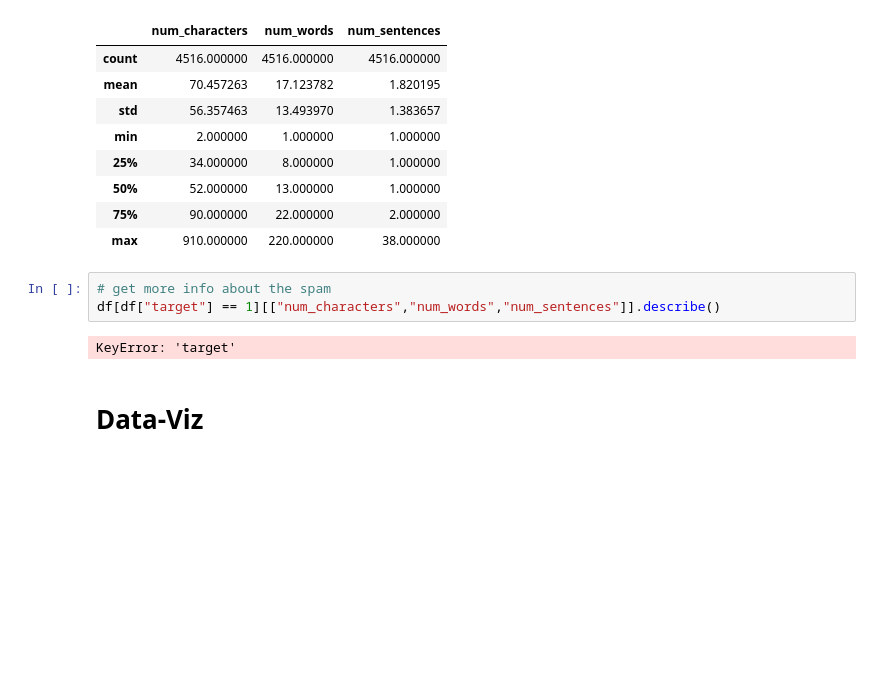
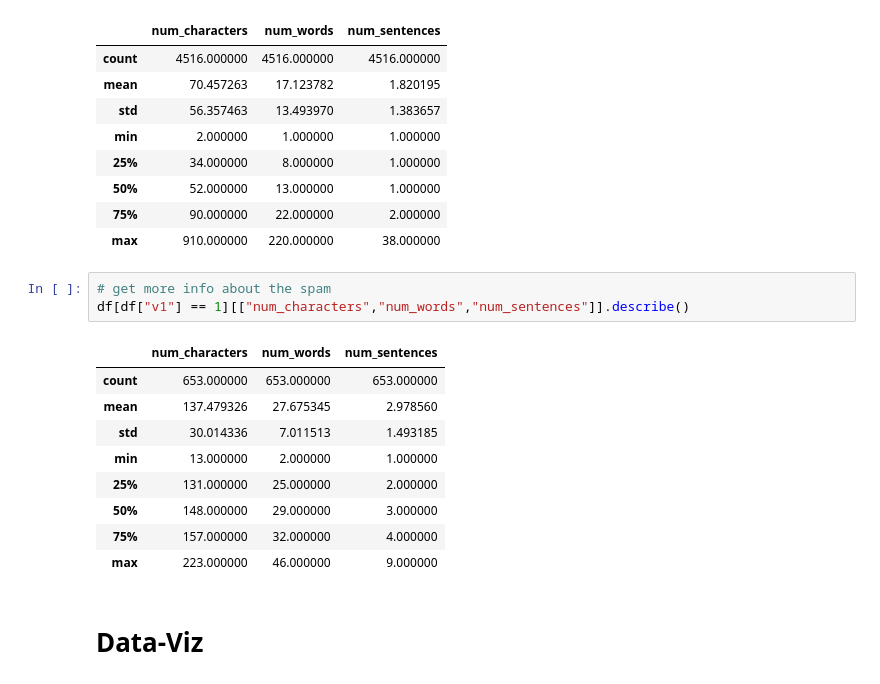
Before and after one commit to as-repo1/CBTCIP, a Jupyter notebook: spam-detection/spam_detection.ipynb, the cells around one changed output. Drawn from its saved outputs; the diff is of its cells as text; blank space fills up the shorter version.

```diff
--- a/spam-detection/spam_detection.ipynb
+++ b/spam-detection/spam_detection.ipynb
@@ -185,9 +185,17 @@ df[df["v1"] == 0][["num_characters","num_words","num_sentences"]].describe()
 | max | 910.000000 | 220.000000 | 38.000000 |
 # %%
 # get more info about the spam
-df[df["target"] == 1][["num_characters","num_words","num_sentences"]].describe()
+df[df["v1"] == 1][["num_characters","num_words","num_sentences"]].describe()
 # %% [output]
-KeyError: 'target'
+|  | num_characters | num_words | num_sentences |
+| count | 653.000000 | 653.000000 | 653.000000 |
+| mean | 137.479326 | 27.675345 | 2.978560 |
+| std | 30.014336 | 7.011513 | 1.493185 |
+| min | 13.000000 | 2.000000 | 1.000000 |
+| 25% | 131.000000 | 25.000000 | 2.000000 |
+| 50% | 148.000000 | 29.000000 | 3.000000 |
+| 75% | 157.000000 | 32.000000 | 4.000000 |
+| max | 223.000000 | 46.000000 | 9.000000 |
 # %% [markdown]
 # Data-Viz
 # %%
```
Also changed, not shown: parts of 7 cells of this notebook, 2 other files.
